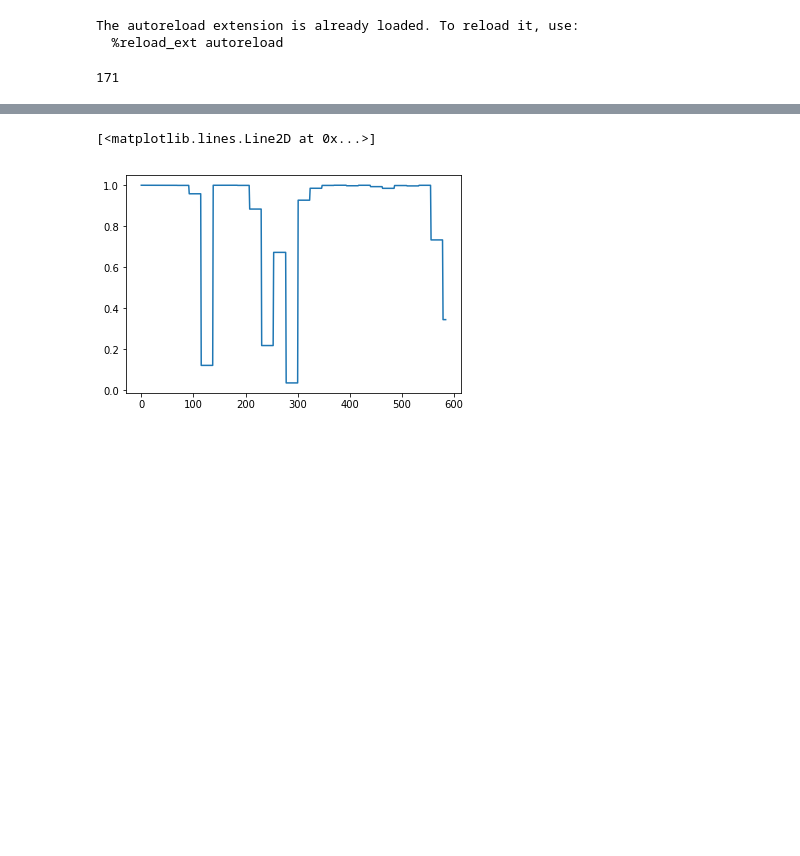
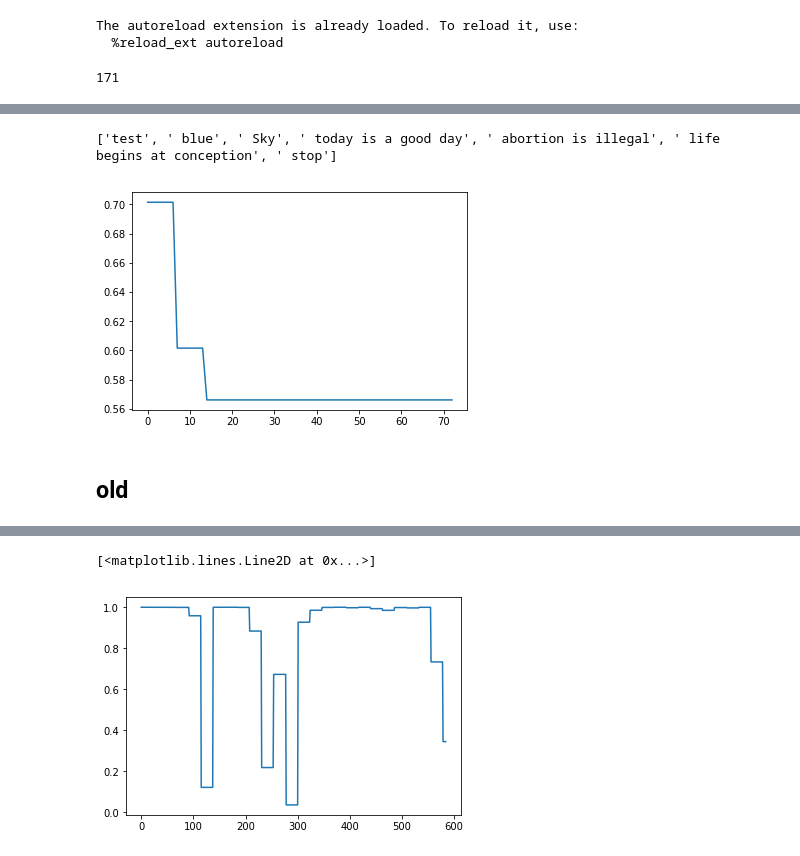
Before and after one commit to chri4354/conversation_dynamics, a Jupyter notebook: test_live.ipynb, the cells around one changed output, grey strips where cells are left out. Saved outputs shown, nothing was run; the diff lists cells and outputs as text; code cells hidden in the pictures; blank space fills up the shorter version.

```diff
--- a/test_live.ipynb
+++ b/test_live.ipynb
@@ -21,9 +21,10 @@ from keras.preprocessing import sequence
 from keras.models import Sequential,load_model
 from keras.layers import Dense, Dropout, Embedding, LSTM,GRU, Bidirectional,CuDNNLSTM
 
-model = load_model('data_files/abortion/bilstm.h5')
+model = load_model('data_files/abortion/bilstm_syn3.h5')
 import pickle
 # loading
-with open('data_files/abortion/tokenizer.pickle', 'rb') as handle:
+with open('data_files/abortion/tokenizer_syn3.pickle', 'rb') as handle:
     tokenizer = pickle.load(handle)
+maxlen=70
 # %%
@@ -53,0 +167,7 @@ def numpy_ewma_vectorized_v2(data, window):
+# %%
+with open("output.txt") as file:
+    f = file.readlines()
+f = [ff.strip("\n") for ff in f]
+f = [ff[1:] for ff in f if ff[0]==" "]
+in_sentence = f[-2:] if len(f)>=2 else f[-1]
+f
@@ -54,3 +183,12 @@ def numpy_ewma_vectorized_v2(data, window):
+# %%
+%matplotlib inline
+plt.plot(Y)
+print(f)
+# %% [output]
+['test', ' blue', ' Sky', ' today is a good day', ' abortion is illegal', ' life begins at conception', ' stop']
+[figure, added]
+# %% [markdown]
+## old
 # %%
 t = 120
 ns = 120
```
Also changed, not shown: parts of 2 cells of this notebook, 12 other files.
